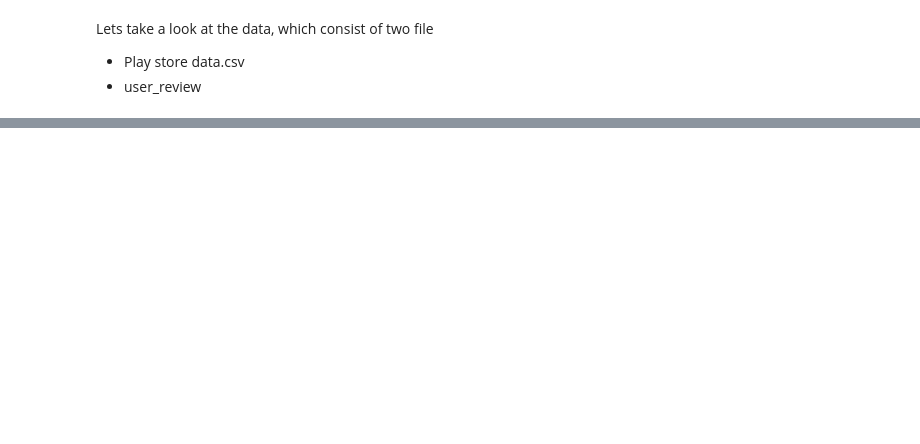
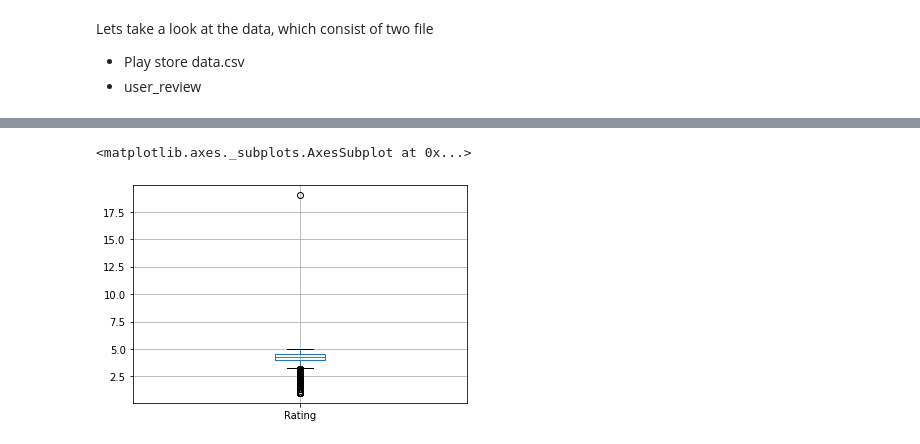
Before and after one commit to Team-AlmaBetter/playstore-analysis, a Jupyter notebook: Copy_of_Untitled0.ipynb, the cells around one changed output, grey strips where cells are left out. Saved outputs shown, nothing was run; the diff lists cells and outputs as text; code cells hidden in the pictures; blank space fills up the shorter version.

```diff
--- a/Copy_of_Untitled0.ipynb
+++ b/Copy_of_Untitled0.ipynb
@@ -17,0 +27,4 @@ Satya 2nd time
+# %%
+# Define the path where the data is kept
+
+path="/content/drive/MyDrive/Project/Play Store Data.csv"
@@ -17,0 +36,4 @@ Satya 2nd time
+# %%
+# creating a dataframe for play store data.csv
+
+df_Play_Store_duplicate_data = pd.read_csv(path)
@@ -17,0 +96,3 @@ Satya 2nd time
+# %%
+# Lets drop the duplicate rows
+df_Play_Store= df_Play_Store_duplicate_data[~df_Play_Store_duplicate_data.duplicated()]
@@ -17,0 +139,6 @@ Satya 2nd time
+# %%
+# lets plot the boxplot graph
+df_Play_Store.boxplot()
+# %% [output]
+<matplotlib.axes._subplots.AxesSubplot at 0x...>
+[figure, added]
```
Also changed, not shown: parts of 27 cells of this notebook.
